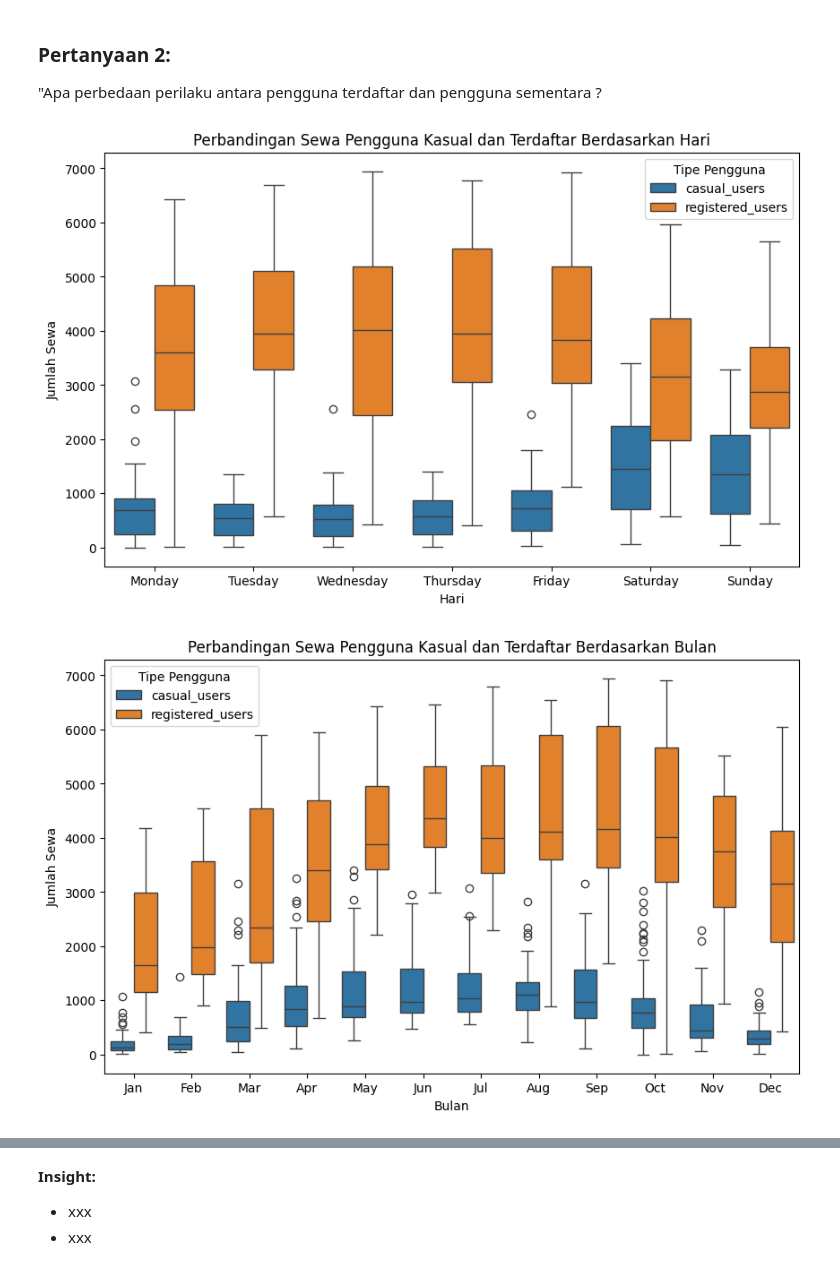
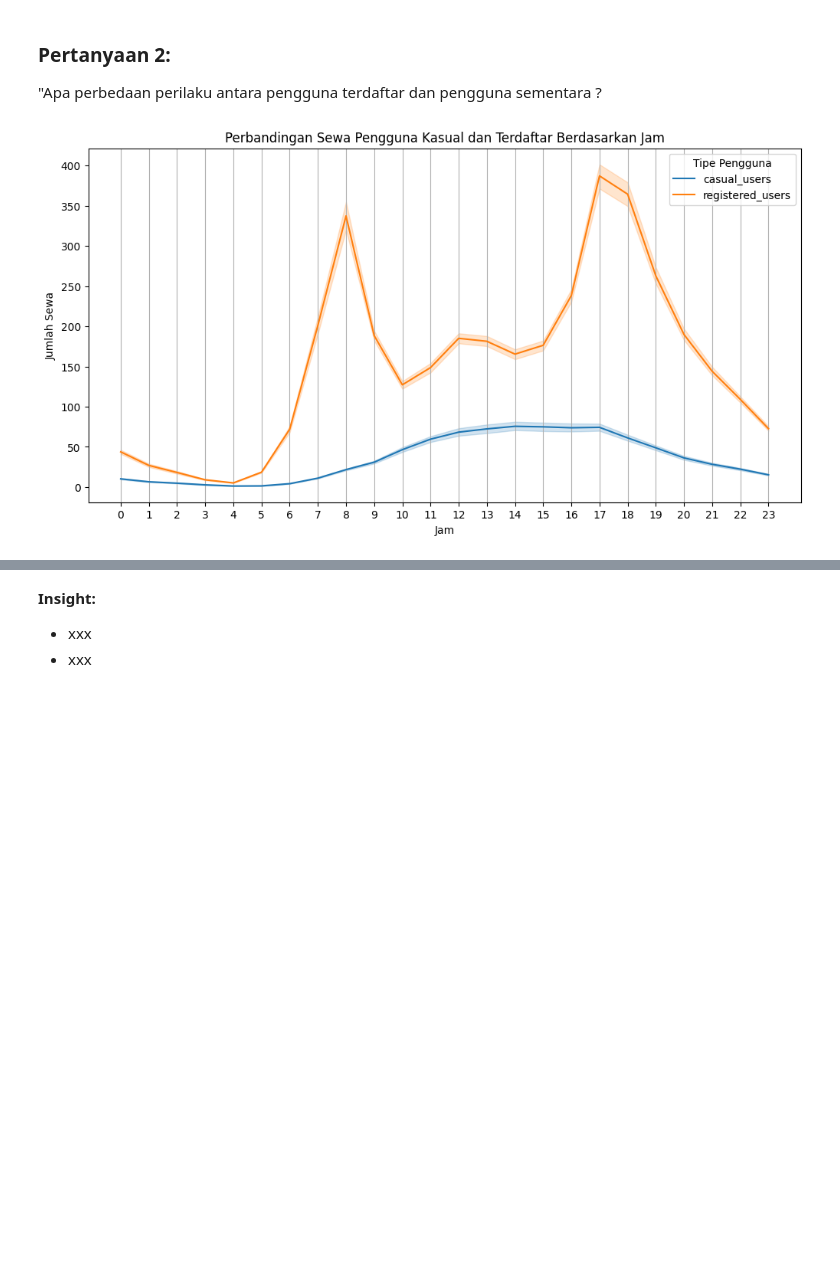
Before and after one commit to Mutasar/sewa-sepeda, a Jupyter notebook: Proyek_Analisis_Data.ipynb, the cells around one changed output, grey strips where cells are left out. Cells and saved outputs as stored; diff of their text form; code cells hidden in the pictures; blank space fills up the shorter version.

```diff
--- a/Proyek_Analisis_Data.ipynb
+++ b/Proyek_Analisis_Data.ipynb
@@ -315,10 +315,6 @@ For example, when doing 'df[col].method(value, inplace=True)', try using 'df.met
 
 
   hour_df.year.replace((0,1), ('2011','2012'), inplace=True)
-# %%
-# Menghitung Humidity (using the new column name)
-day_df['humidity'] = day_df['humidity']*100
-hour_df['humidity'] = hour_df['humidity']*100
 # %% [markdown]
 **Insight:**
 - xxx
@@ -491,65 +477,23 @@ plt.show()
 # %%
 # Menggabungkan data casual dan registered ke dalam satu kolom untuk visualisasi perbandingan yang lebih mudah
 day_df_users = day_df.melt(id_vars=['date', 'season', 'month', 'year', 'weekday'],
                            value_vars=['casual_users', 'registered_users'],
                            var_name='user_type',
                            value_name='rental_count')
 
 hour_df_users = hour_df.melt(id_vars=['date', 'season', 'month', 'year', 'weekday', 'hr'],
                            value_vars=['casual_users', 'registered_users'],
                            var_name='user_type',
                            value_name='rental_count')
 
-
-# Visualisasi Perbandingan Pengguna Berdasarkan Hari dalam Seminggu
-plt.figure(figsize=(10, 6))
-sns.boxplot(x='weekday', y='rental_count', hue='user_type', data=day_df_users,
-            order=['Monday', 'Tuesday', 'Wednesday', 'Thursday', 'Friday', 'Saturday', 'Sunday'])
-plt.title('Perbandingan Sewa Pengguna Kasual dan Terdaftar Berdasarkan Hari')
-plt.xlabel('Hari')
-plt.ylabel('Jumlah Sewa')
-plt.legend(title='Tipe Pengguna')
-plt.show()
-
-# Visualisasi Perbandingan Pengguna Berdasarkan Bulan
-plt.figure(figsize=(10, 6))
-sns.boxplot(x='month', y='rental_count', hue='user_type', data=day_df_users,
-            order=['Jan','Feb','Mar','Apr','May','Jun','Jul','Aug','Sep','Oct','Nov','Dec'])
-plt.title('Perbandingan Sewa Pengguna Kasual dan Terdaftar Berdasarkan Bulan')
-plt.xlabel('Bulan')
-plt.ylabel('Jumlah Sewa')
-plt.legend(title='Tipe Pengguna')
-plt.show()
-
-# Visualisasi Perbandingan Pengguna Berdasarkan Musim
-plt.figure(figsize=(8, 5))
-sns.boxplot(x='season', y='rental_count', hue='user_type', data=day_df_users,
-            order=['Spring','Summer','Fall','Winter'])
-plt.title('Perbandingan Sewa Pengguna Kasual dan Terdaftar Berdasarkan Musim')
-plt.xlabel('Musim')
-plt.ylabel('Jumlah Sewa')
-plt.legend(title='Tipe Pengguna')
-plt.show()
-
-# Visualisasi Perbandingan Pengguna Berdasarkan Jam (Menggunakan hour_df)
 plt.figure(figsize=(12, 6))
 sns.lineplot(x='hr', y='rental_count', hue='user_type', data=hour_df_users)
 plt.title('Perbandingan Sewa Pengguna Kasual dan Terdaftar Berdasarkan Jam')
 plt.xlabel('Jam')
 plt.ylabel('Jumlah Sewa')
 plt.xticks(range(0, 24)) # Menampilkan semua jam
 plt.grid(axis='x')
 plt.legend(title='Tipe Pengguna')
 plt.show()
-
-# Visualisasi Perbandingan Pengguna Berdasarkan Tahun
-plt.figure(figsize=(6, 5))
-sns.boxplot(x='year', y='rental_count', hue='user_type', data=day_df_users)
-plt.title('Perbandingan Sewa Pengguna Kasual dan Terdaftar Berdasarkan Tahun')
-plt.xlabel('Tahun')
-plt.ylabel('Jumlah Sewa')
-plt.legend(title='Tipe Pengguna')
-plt.show()
 # %% [output]
-[figure, old version]
+[figure, new version]
-[figure, removed]
```
Also changed, not shown: parts of 11 cells of this notebook.
